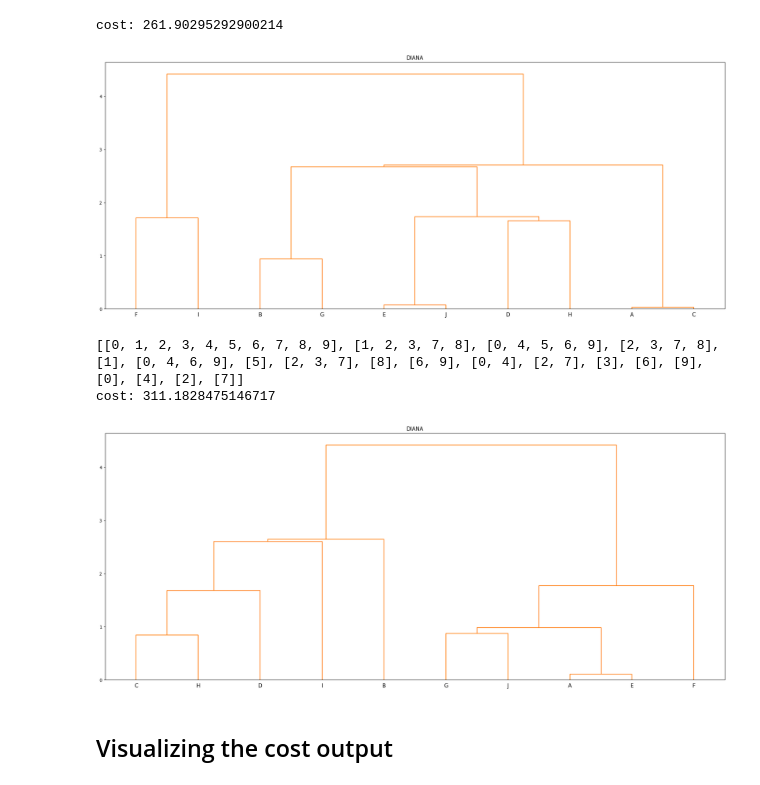
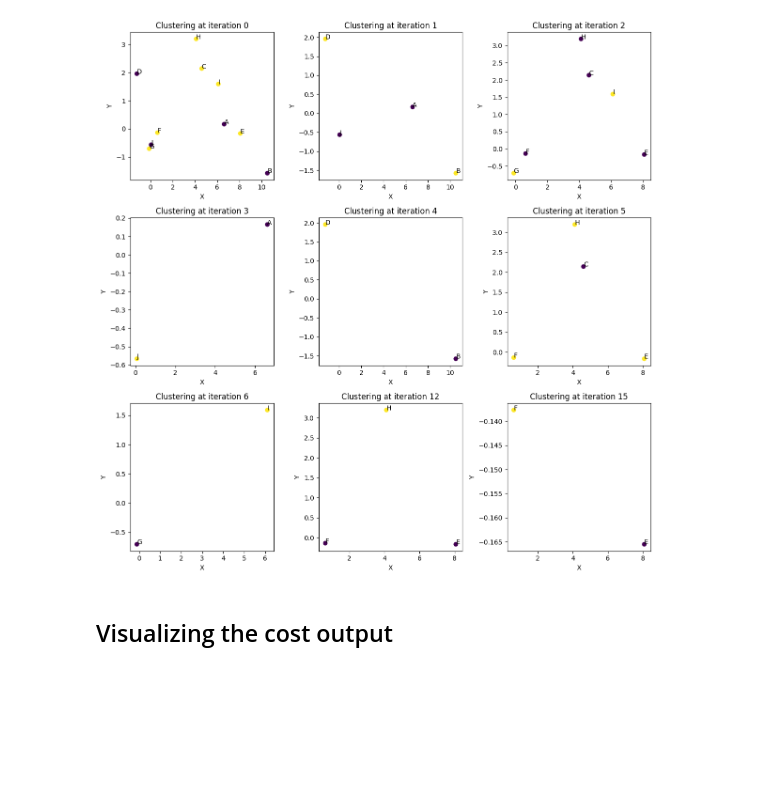
Before and after one commit to Boniface316/bigdata_vqa, a Jupyter notebook: Notebooks/Divisive_clustering_toy_experiment.ipynb, the cells around one changed output. Drawn from its saved outputs; the diff is of its cells as text; code cells hidden in the pictures; blank space fills up the shorter version.

```diff
--- a/Notebooks/Divisive_clustering_toy_experiment.ipynb
+++ b/Notebooks/Divisive_clustering_toy_experiment.ipynb
@@ -94,14 +182,12 @@ cost: 359.0099067501876
 # %%
-divisive_clustering_function = DivisiveClusteringMaxCut()
+divisive_clustering = DivisiveClusteringMaxCut()
 
-hierrachial_sequence_using_MaxCut = get_divisive_sequence(coreset_df, divisive_clustering_function)
+hierarchial_clustering_sequence_MaxCut = divisive_clustering.get_divisive_sequence(coreset_df)
 
-print(hierrachial_sequence_using_MaxCut)
-
-MaxCut_cost = sum(divisive_clustering_function.get_divisive_cluster_cost(hierrachial_sequence_using_MaxCut, coreset_df))
+MaxCut_cost = sum(divisive_clustering.get_divisive_cluster_cost(hierarchial_clustering_sequence_MaxCut, coreset_df))
 
 print(f"cost: {MaxCut_cost}")
 
-dendo = Dendrogram(coreset_df, hierrachial_sequence_using_MaxCut)
+dendo = Dendrogram(coreset_df, hierarchial_clustering_sequence_MaxCut)
 dendo.plot_dendrogram()
 # %% [output]
@@ -111,35 +196,7 @@ cost: 430.2386418324492
-# %%
-divisive_clustering_function = DivisiveClusteringRandom()
-
-hierrachial_sequence_using_random = get_divisive_sequence(coreset_df, divisive_clustering_function)
-
-random_cost = sum(divisive_clustering_function.get_divisive_cluster_cost(hierrachial_sequence_using_random, coreset_df))
-
-print(f"cost: {random_cost}")
-
-dendo = Dendrogram(coreset_df, hierrachial_sequence_using_random)
-dendo.plot_dendrogram()
-# %% [output]
-cost: 261.90295292900214
-[figure, removed]
 # %%
-divisive_clustering_function = DivisiveClusteringKMeans()
-
-hierrachial_sequence_using_KMeans = get_divisive_sequence(coreset_df, divisive_clustering_function)
-
-print(hierrachial_sequence_using_KMeans)
-
-
-KMeans_cost = sum(divisive_clustering_function.get_divisive_cluster_cost(hierrachial_sequence_using_KMeans, coreset_df))
-
-print(f"cost: {KMeans_cost}")
-
-dendo = Dendrogram(coreset_df, hierrachial_sequence_using_KMeans)
-dendo.plot_dendrogram()
+dendo.plot_hierarchial_split(hierarchial_clustering_sequence_MaxCut, coreset_df)
 # %% [output]
-[[0, 1, 2, 3, 4, 5, 6, 7, 8, 9], [1, 2, 3, 7, 8], [0, 4, 5, 6, 9], [2, 3, 7, 8], [1], [0, 4, 6, 9], [5], [2, 3, 7], [8], [6, 9], [0, 4], [2, 7], [3], [6], [9], [0], [4], [2], [7]]
-cost: 311.1828475146717
-[figure, old version]
+[figure, new version]
 # %% [markdown]
 ## Visualizing the cost output
 # %%
```
Also changed, not shown: parts of 29 cells of this notebook, 14 other files.
